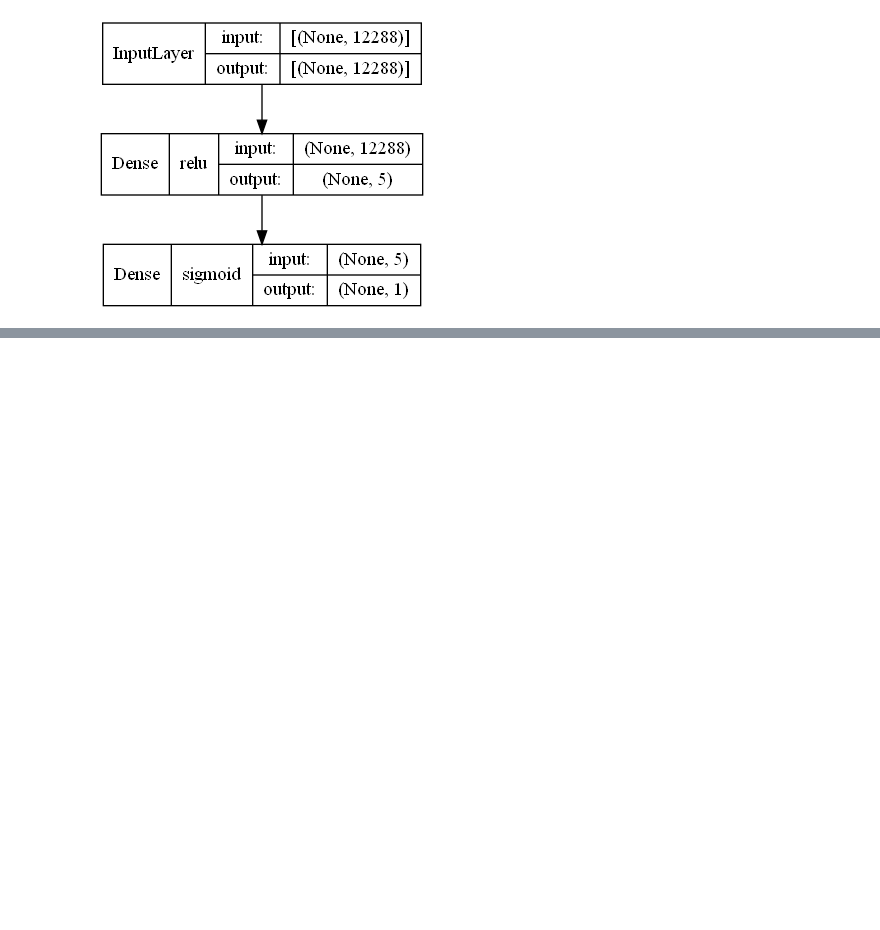
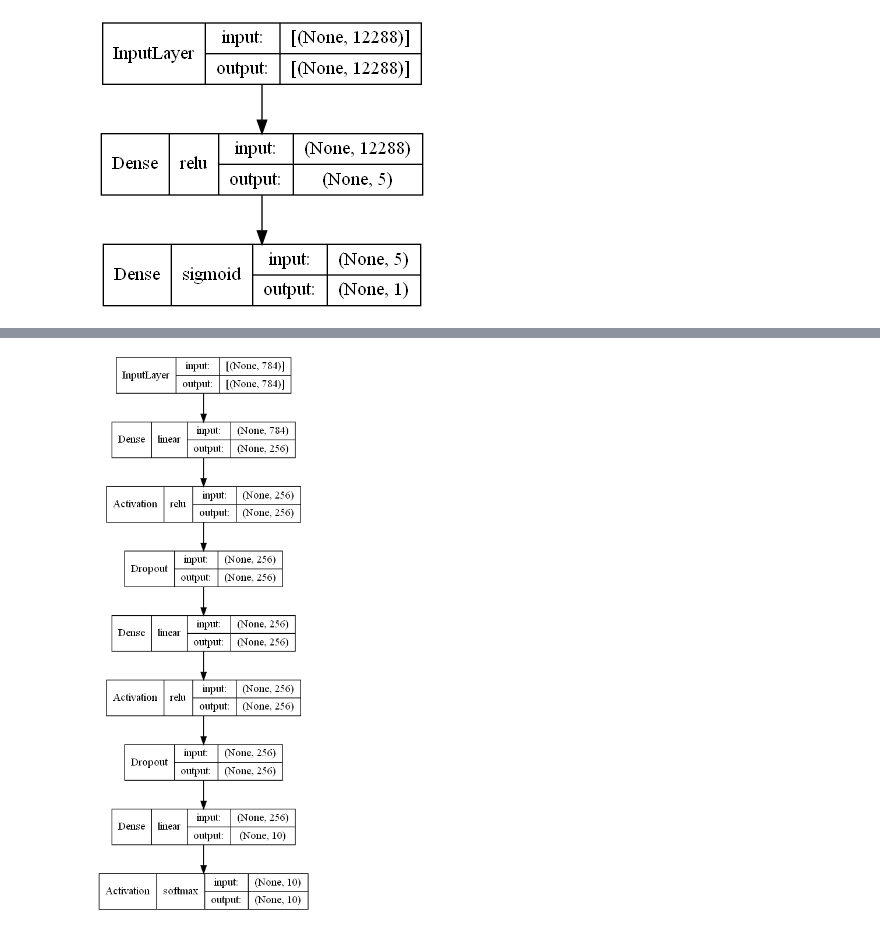
Before and after one commit to DiploDatos/AprendizajeSupervisado, a Jupyter notebook: Teórico/demo_10_neural_networks.ipynb, the cells around one changed output, grey strips where cells are left out. Drawn from its saved outputs; the diff is of its cells as text; code cells hidden in the pictures; blank space fills up the shorter version.

```diff
--- a/Teórico/demo_10_neural_networks.ipynb
+++ b/Teórico/demo_10_neural_networks.ipynb
@@ -368,0 +431,3 @@ show_layer_activations=True)
+# %%
+num_labels = len(np.unique(y_train))
+print(num_labels)
@@ -368,0 +459,5 @@ show_layer_activations=True)
+# %%
+# Tamaño de la imagen, que se asume cuadrada
+image_size = x_train.shape[1]
+input_size = image_size * image_size
+input_size
@@ -368,0 +478,5 @@ show_layer_activations=True)
+# %%
+# network parameters
+batch_size = 128
+hidden_units = 256
+dropout = 0.45
@@ -368,0 +491,11 @@ show_layer_activations=True)
+# %%
+modelo_mnist = Sequential()
+modelo_mnist.add(Dense(hidden_units, input_dim=input_size, kernel_regularizer=L2(0.001)))
+modelo_mnist.add(Activation('relu'))
+modelo_mnist.add(Dropout(dropout))
+modelo_mnist.add(Dense(hidden_units, kernel_regularizer=L2(0.001)))
+modelo_mnist.add(Activation('relu'))
+modelo_mnist.add(Dropout(dropout))
+modelo_mnist.add(Dense(num_labels))
+modelo_mnist.add(Activation('softmax'))
+modelo_mnist.summary()
@@ -368,0 +527,8 @@ show_layer_activations=True)
+# %%
+plot_model(modelo_mnist,
+to_file='images/modelo_mnist.png',
+show_shapes=True,
+show_layer_names=False,
+show_layer_activations=True)
+# %% [output]
+[figure, added]
```
Also changed, not shown: parts of 29 cells of this notebook, 1 other file.
